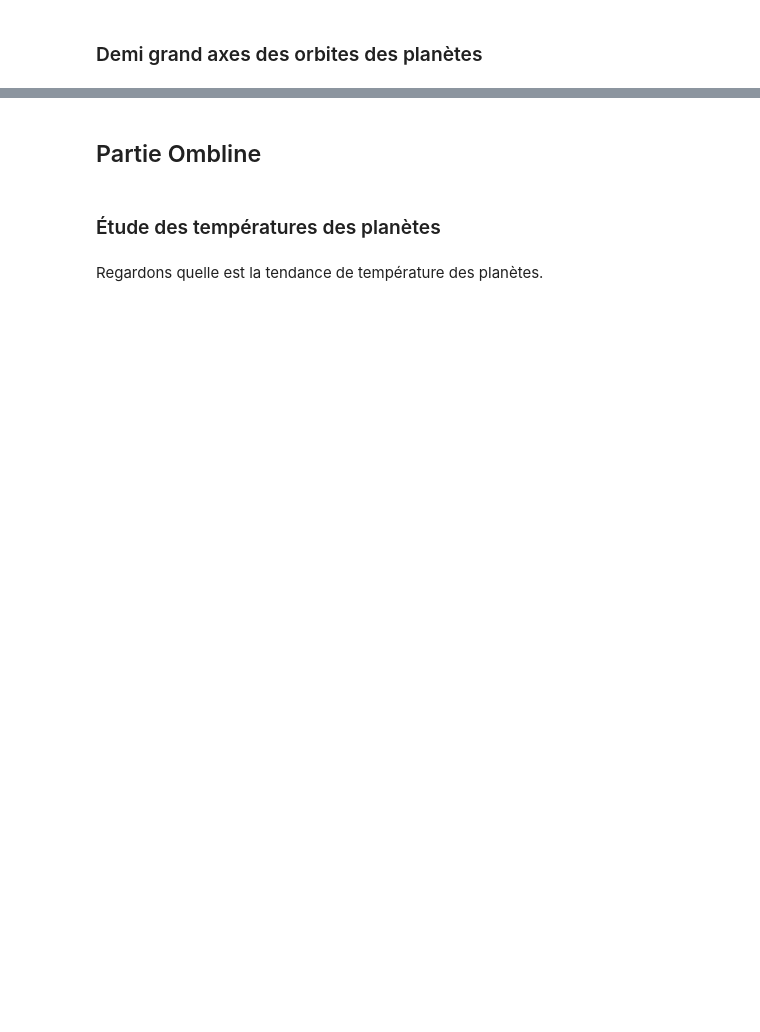
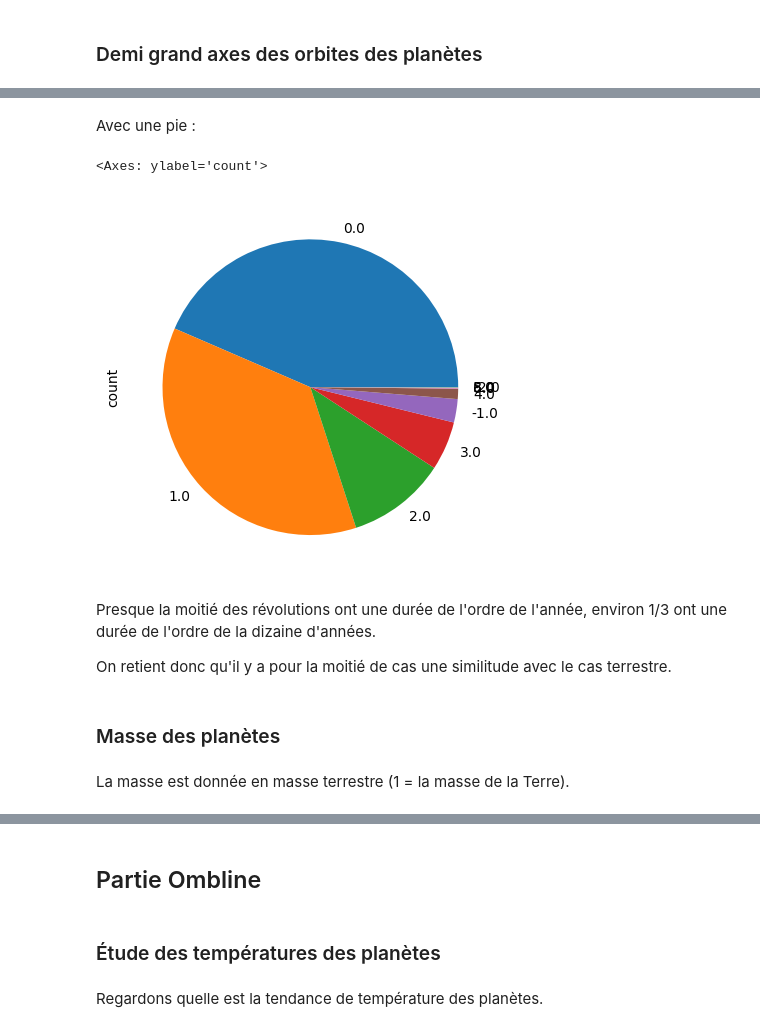
Before and after one commit to camilleprig/pe-hackathon, a Jupyter notebook: code.ipynb, the cells around one changed output, grey strips where cells are left out. Saved outputs shown, nothing was run; the diff lists cells and outputs as text; code cells hidden in the pictures; blank space fills up the shorter version.

```diff
--- a/code.ipynb
+++ b/code.ipynb
@@ -83 +109,16 @@ dfr.demi_grand_axe_log.value_counts().plot(kind = "bar",ylabel="nombre de planè
+# %% [markdown]
+Avec une pie :
+# %%
+dfr.période_orbite_log.value_counts().plot(kind = "pie")
+# %% [output]
+<Axes: ylabel='count'>
+[figure, added]
+# %% [markdown]
+Presque la moitié des révolutions ont une durée de l'ordre de l'année, environ 1/3 ont une durée de l'ordre de la dizaine d'années.
+
+On retient donc qu'il y a pour la moitié de cas une similitude avec le cas terrestre.
+# %% [markdown]
+### Masse des planètes
+# %% [markdown]
+La masse est donnée en masse terrestre (1 = la masse de la Terre).
 # %%
```
Also changed, not shown: parts of 14 cells of this notebook.
